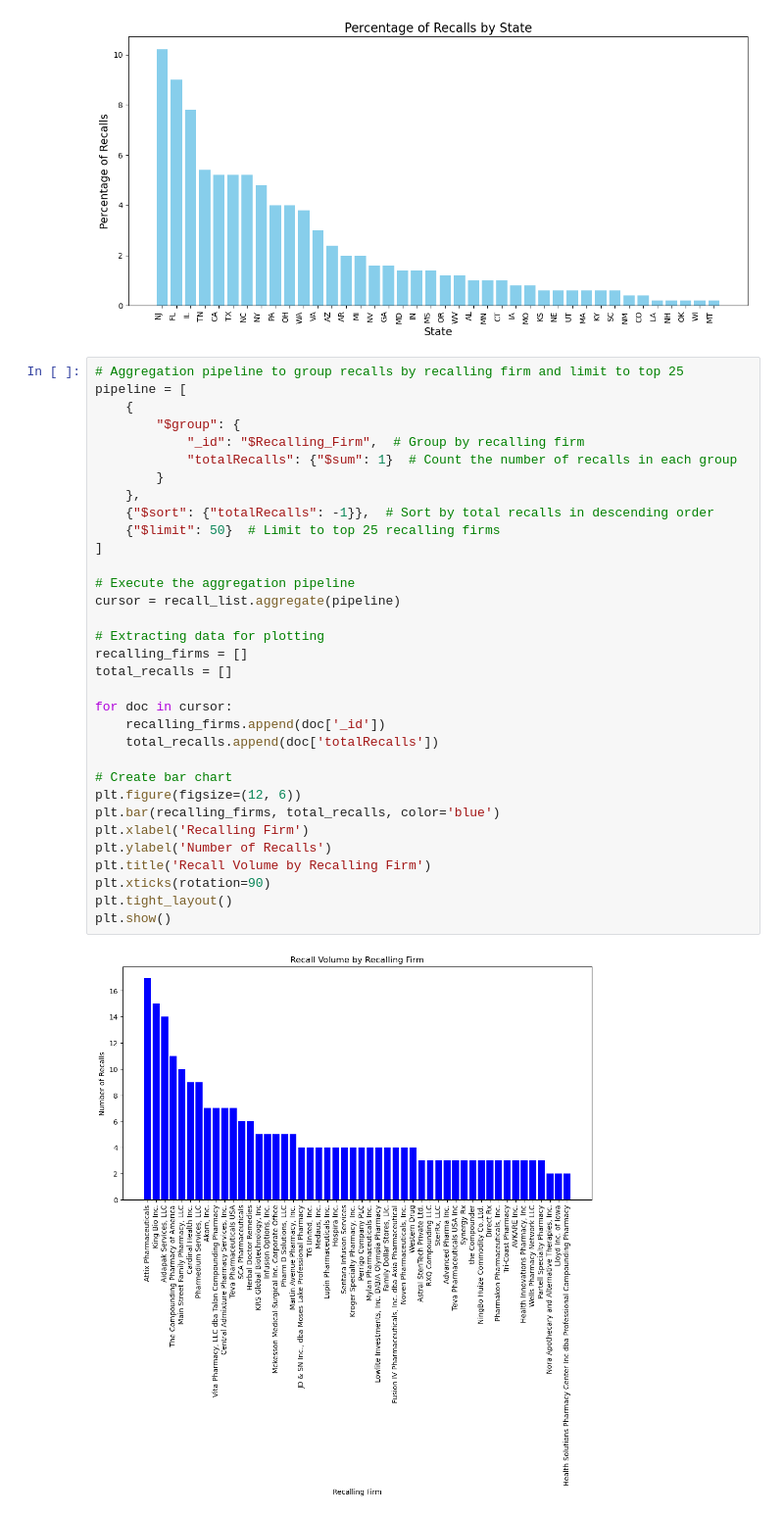
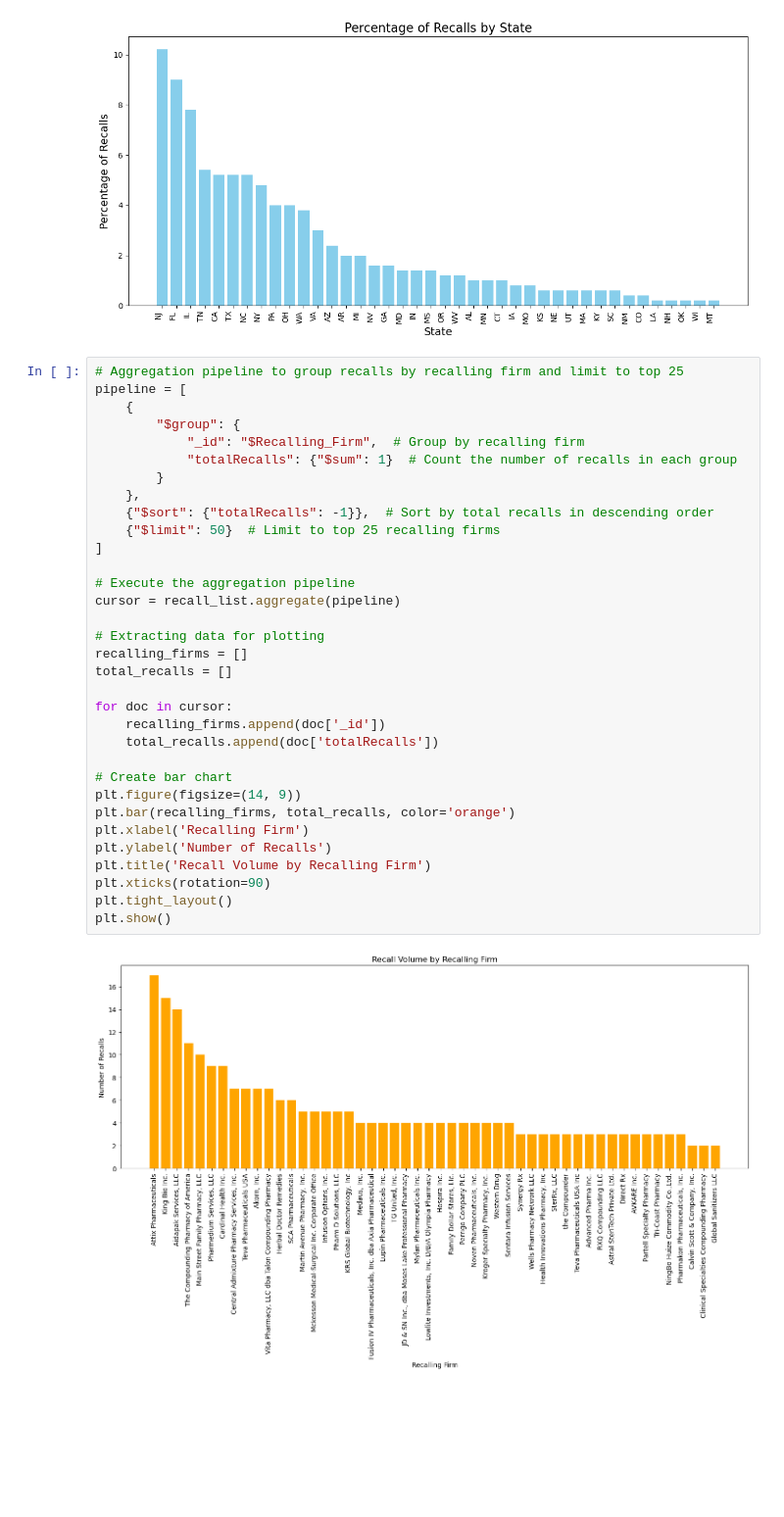
Before and after one commit to lingerfeltcm/project_3_group_4, a Jupyter notebook: Pymongo_analysis_code.ipynb, the cells around one changed output. Shown at 98% size. Cells and saved outputs as stored; diff of their text form; blank space fills up the shorter version.

```diff
--- a/Pymongo_analysis_code.ipynb
+++ b/Pymongo_analysis_code.ipynb
@@ -383,33 +383,33 @@ plt.show()
 pipeline = [
     {
         "$group": {
             "_id": "$Recalling_Firm",  # Group by recalling firm
             "totalRecalls": {"$sum": 1}  # Count the number of recalls in each group
         }
     },
     {"$sort": {"totalRecalls": -1}},  # Sort by total recalls in descending order
     {"$limit": 50}  # Limit to top 25 recalling firms
 ]
 
 # Execute the aggregation pipeline
 cursor = recall_list.aggregate(pipeline)
 
 # Extracting data for plotting
 recalling_firms = []
 total_recalls = []
 
 for doc in cursor:
     recalling_firms.append(doc['_id'])
     total_recalls.append(doc['totalRecalls'])
 
 # Create bar chart
-plt.figure(figsize=(12, 6))
-plt.bar(recalling_firms, total_recalls, color='blue')
+plt.figure(figsize=(14, 9))
+plt.bar(recalling_firms, total_recalls, color='orange')
 plt.xlabel('Recalling Firm')
 plt.ylabel('Number of Recalls')
 plt.title('Recall Volume by Recalling Firm')
 plt.xticks(rotation=90)
 plt.tight_layout()
 plt.show()
 # %% [output]
-[figure, old version]
+[figure, new version]
```
Also changed, not shown: parts of 3 cells of this notebook.
